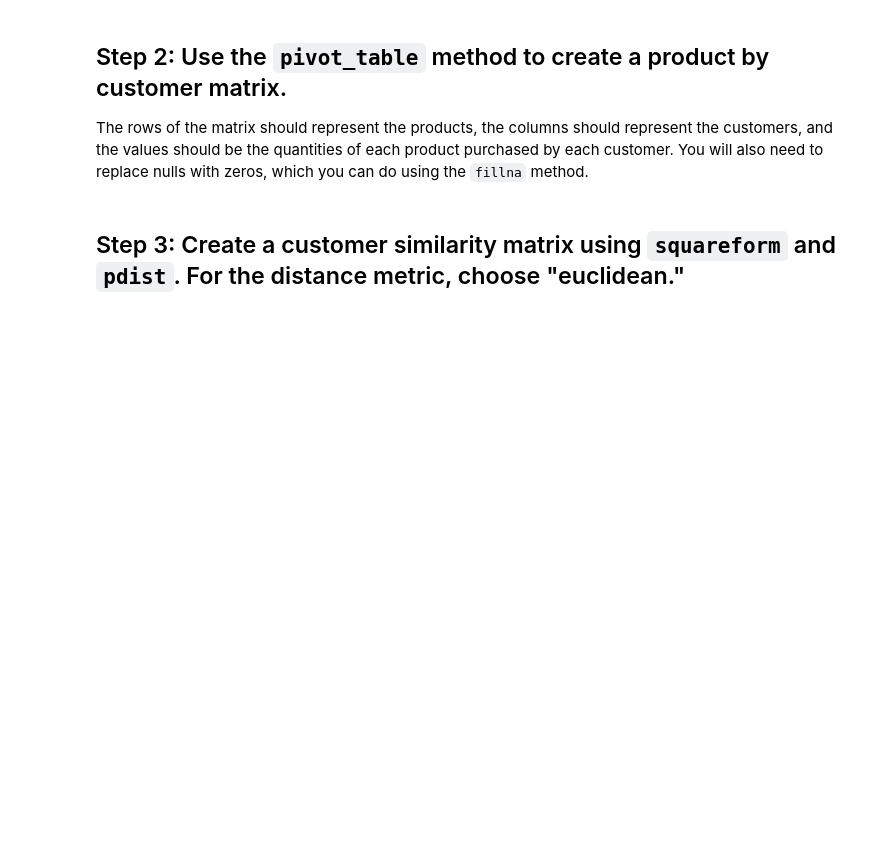
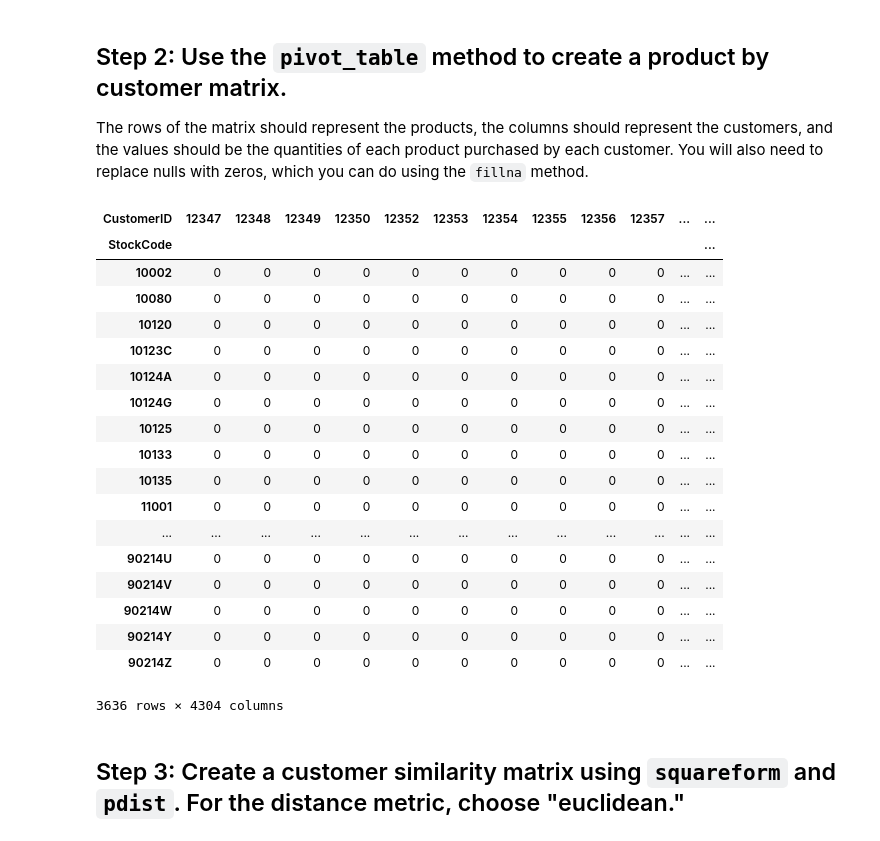
Before and after one commit to tristar82/Project-Week-8-Final-Project, a Jupyter notebook: your-project/Code/3_Recommender_System.ipynb, the cells around one changed output. Drawn from its saved outputs; the diff is of its cells as text; code cells hidden in the pictures; blank space fills up the shorter version.

```diff
--- a/your-project/Code/3_Recommender_System.ipynb
+++ b/your-project/Code/3_Recommender_System.ipynb
@@ -6,0 +17,2 @@ For this lab, we are going to be putting together a user similarity based recomm
+# %%
+df = pd.read_csv('../data/cleaned_df2.csv')
@@ -6,0 +23,2 @@ For this lab, we are going to be putting together a user similarity based recomm
+# %%
+df['CustomerID'] = df['CustomerID'].astype(int)
@@ -11,5 +35,5 @@ data.rename(columns={'Description':'ProductName'}, inplace=True)
 
 You will need to group by CustomerID and ProductName and then sum the Quantity field.
 # %%
-grouped = data.groupby(['CustomerID', 'ProductName']).sum()
-grouped
+grouped = pd.DataFrame(df.groupby(['CustomerID', 'StockCode'])['Quantity'].agg('sum'))
+grouped.head()
@@ -18,8 +50,28 @@ grouped
 
 The rows of the matrix should represent the products, the columns should represent the customers, and the values should be the quantities of each product purchased by each customer. You will also need to replace nulls with zeros, which you can do using the `fillna` method.
 # %%
-matrix = grouped.pivot_table('Quantity', 'ProductName', 'CustomerID', aggfunc='sum', fill_value = 0)
+matrix = grouped.pivot_table('Quantity', 'StockCode', 'CustomerID', aggfunc='sum', fill_value = 0)
 matrix
+# %% [output]
+| CustomerID | 12347 | 12348 | 12349 | 12350 | 12352 | 12353 | 12354 | 12355 | 12356 | 12357 | ... | ... |
+| StockCode |  |  |  |  |  |  |  |  |  |  |  | ... |
+| 10002 | 0 | 0 | 0 | 0 | 0 | 0 | 0 | 0 | 0 | 0 | ... | ... |
+| 10080 | 0 | 0 | 0 | 0 | 0 | 0 | 0 | 0 | 0 | 0 | ... | ... |
+| 10120 | 0 | 0 | 0 | 0 | 0 | 0 | 0 | 0 | 0 | 0 | ... | ... |
+| 10123C | 0 | 0 | 0 | 0 | 0 | 0 | 0 | 0 | 0 | 0 | ... | ... |
+| 10124A | 0 | 0 | 0 | 0 | 0 | 0 | 0 | 0 | 0 | 0 | ... | ... |
+| 10124G | 0 | 0 | 0 | 0 | 0 | 0 | 0 | 0 | 0 | 0 | ... | ... |
+| 10125 | 0 | 0 | 0 | 0 | 0 | 0 | 0 | 0 | 0 | 0 | ... | ... |
+| 10133 | 0 | 0 | 0 | 0 | 0 | 0 | 0 | 0 | 0 | 0 | ... | ... |
+| 10135 | 0 | 0 | 0 | 0 | 0 | 0 | 0 | 0 | 0 | 0 | ... | ... |
+| 11001 | 0 | 0 | 0 | 0 | 0 | 0 | 0 | 0 | 0 | 0 | ... | ... |
+| ... | ... | ... | ... | ... | ... | ... | ... | ... | ... | ... | ... | ... |
+| 90214U | 0 | 0 | 0 | 0 | 0 | 0 | 0 | 0 | 0 | 0 | ... | ... |
+| 90214V | 0 | 0 | 0 | 0 | 0 | 0 | 0 | 0 | 0 | 0 | ... | ... |
+| 90214W | 0 | 0 | 0 | 0 | 0 | 0 | 0 | 0 | 0 | 0 | ... | ... |
+| 90214Y | 0 | 0 | 0 | 0 | 0 | 0 | 0 | 0 | 0 | 0 | ... | ... |
+| 90214Z | 0 | 0 | 0 | 0 | 0 | 0 | 0 | 0 | 0 | 0 | ... | ... |
+3636 rows × 4304 columns
 # %% [markdown]
 ## Step 3: Create a customer similarity matrix using `squareform` and `pdist`. For the distance metric, choose "euclidean."
 # %%
```
Also changed, not shown: parts of 29 cells of this notebook, 3 other files.
